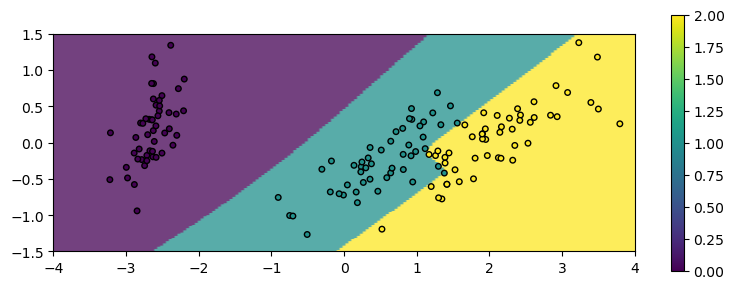
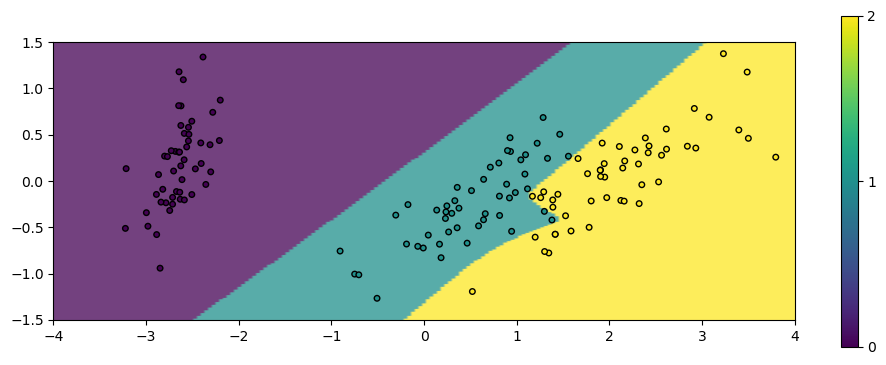
Unified diff of the notebook cell whose output changed from the first chart to the second:
--- before
+++ after
@@ -1,7 +1,8 @@
 ZZ = calc_zz(nnmod, -4, 4, -1.5, 1.5)
-plt.figure(figsize=(8,3))
+plt.figure(figsize=(10,3.75))
 cs = plt.scatter(U[:,0], U[:,1], c=Y, edgecolors='k', s=16)
 plt.imshow(ZZ, origin='lower', extent=(-4, 4, -1.5, 1.5), alpha=0.75)
-plt.colorbar(cs)
+cb = plt.colorbar(cs)
+cb.set_ticks([0,1,2])
 plt.tight_layout()
 plt.show()

Commit: ...